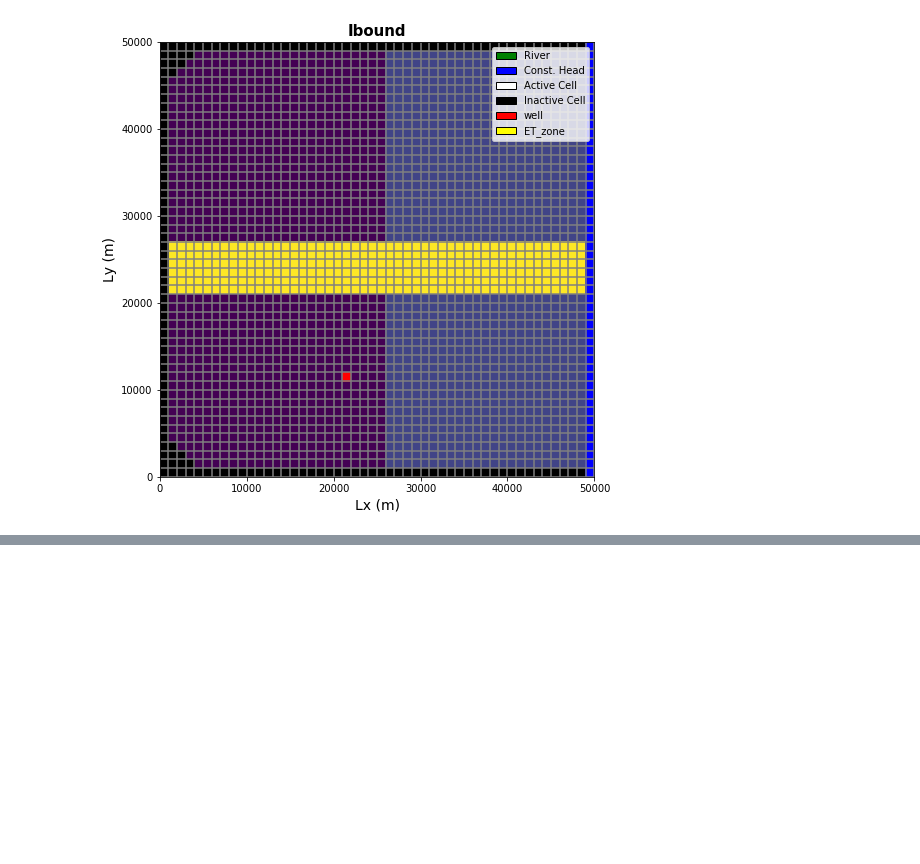
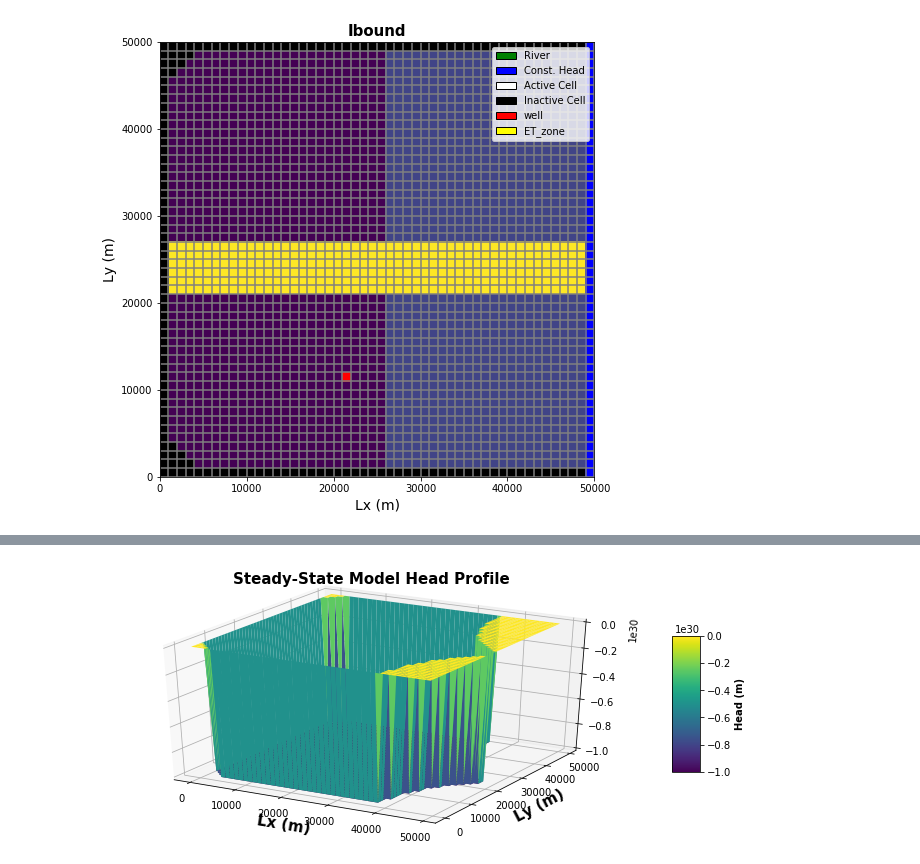
Before and after one commit to groundwater-modeling-Spring2020/Aguaseca_Project, a Jupyter notebook: Domain setup/Domain setup_Rachel.ipynb, the cells around one changed output, grey strips where cells are left out. Cells and saved outputs as stored; diff of their text form; code cells hidden in the pictures; blank space fills up the shorter version.

Commit message:
Modflow run command + graph

```diff
--- a/Domain setup/Domain setup_Rachel.ipynb
+++ b/Domain setup/Domain setup_Rachel.ipynb
@@ -508,0 +553,21 @@ AttributeError: 'NoneType' object has no attribute 'iuhead'
+# %%
+#heads
+headobj = bf.HeadFile(modelname+'.hds')    #reads the binary head file
+times = headobj.get_times()                #returns a list of timesteps
+head = headobj.get_data(totim=1.0)        #returns a numpy array of heads for specified time (last timestep)
+
+#Water balance
+budgobj = bf.CellBudgetFile(modelname+'.cbc')   #reads the cell budget file
+kstpkper_list = budgobj.get_kstpkper()          #returns a list of stress periods & timesteps
+frf = budgobj.get_data(text='flow right face', totim=1.0) #returns an array of flow rates for right face of cells
+fff = budgobj.get_data(text='flow front face', totim=1.0) #returns an array of flow rates for front face of cells
+         #string options are in the list file under output control (make sure to include spaces!)
+#print("Flow through Right Face of Grid Cells m^3/d \n", frf,
+#     "\n Flow through Front Face of Grid Cells m^3/d \n", fff)
+budgobj.get_unique_record_names()
+#budgobj.get_unique_package_names()
+
+#print('timesteps:', times)
+#print('final head:', 'dimensions', np.shape(head), '\n', head)
+#print('initial head:', 'dimensions', np.shape(H_init), '\n', H_init)
+#print('well fluxes:', 'dimensions', np.shape(fluxes), '\n', fluxes)
@@ -508,0 +582,24 @@ AttributeError: 'NoneType' object has no attribute 'iuhead'
+# %%
+#import 3d axes toolkit from matplotlib
+from mpl_toolkits.mplot3d import Axes3D
+
+#create 3d figure
+fig_3d = plt.figure(figsize=(12,5))
+ax = fig_3d.gca(projection='3d')
+
+#set X, Y, Z variables for 3d plot to be our model domain and head solution
+X = np.arange(0,Lx,dx)
+Y = np.arange(0,Ly,dy)
+X, Y = np.meshgrid(X, Y)
+Z = np.flipud(head[0])
+
+#create surface and labels
+surf = ax.plot_surface(X,Y,Z, cmap = 'viridis', linewidth=0, label='head')
+fig_3d.colorbar(surf,shrink=0.5,aspect=5).set_label('Head (m)',fontsize=10,fontweight='bold')
+ax.set_xlabel('Lx (m)', fontsize=15, fontweight='bold')
+ax.set_ylabel('Ly (m)', fontsize=15, fontweight='bold')
+ax.set_title('Steady-State Model Head Profile', fontsize=15, fontweight='bold')
+#plt.show(surf)
+plt.savefig('test.png')
+# %% [output]
+[figure, added]
```
Also changed, not shown: parts of 7 cells of this notebook, 2 other files.
